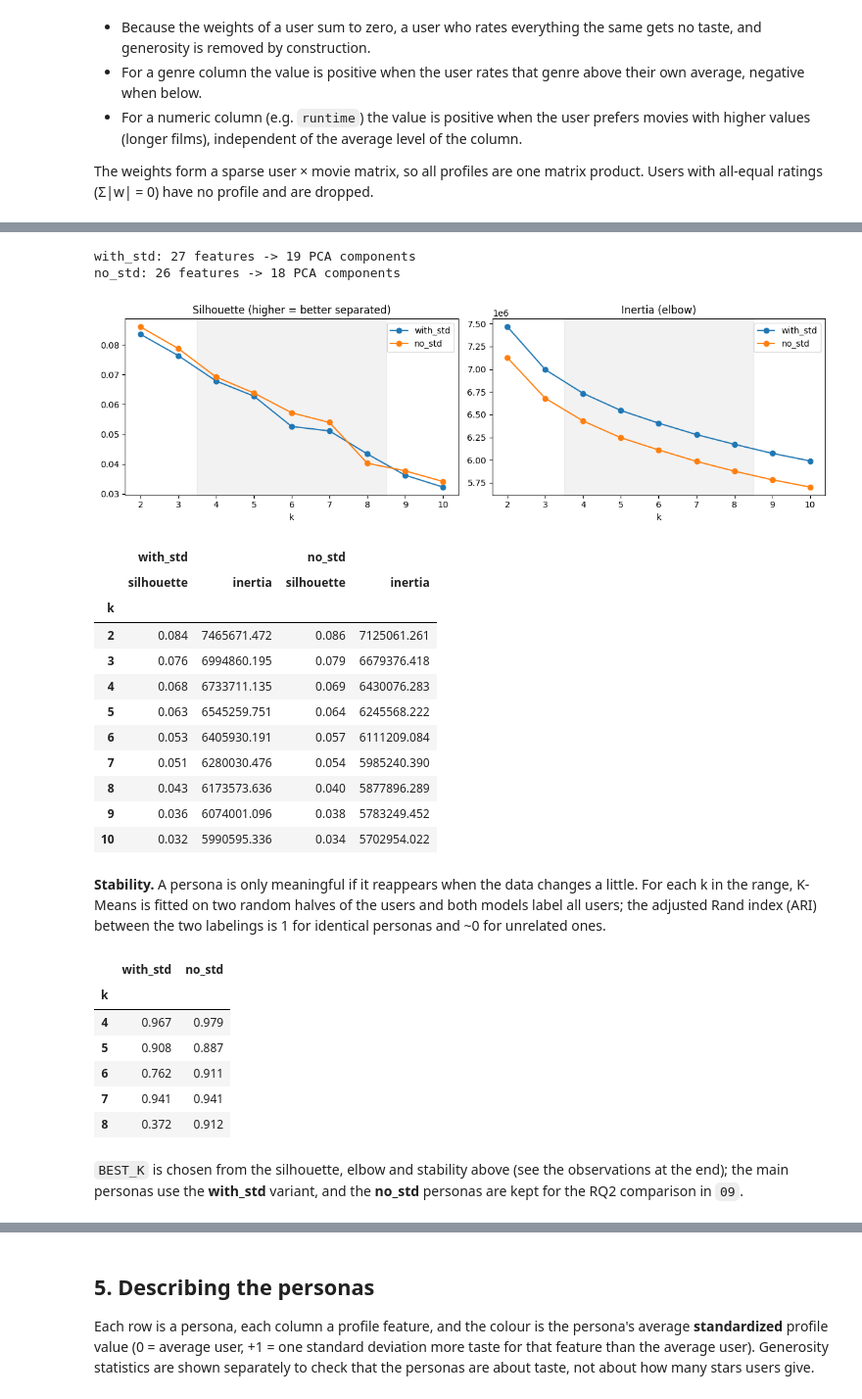
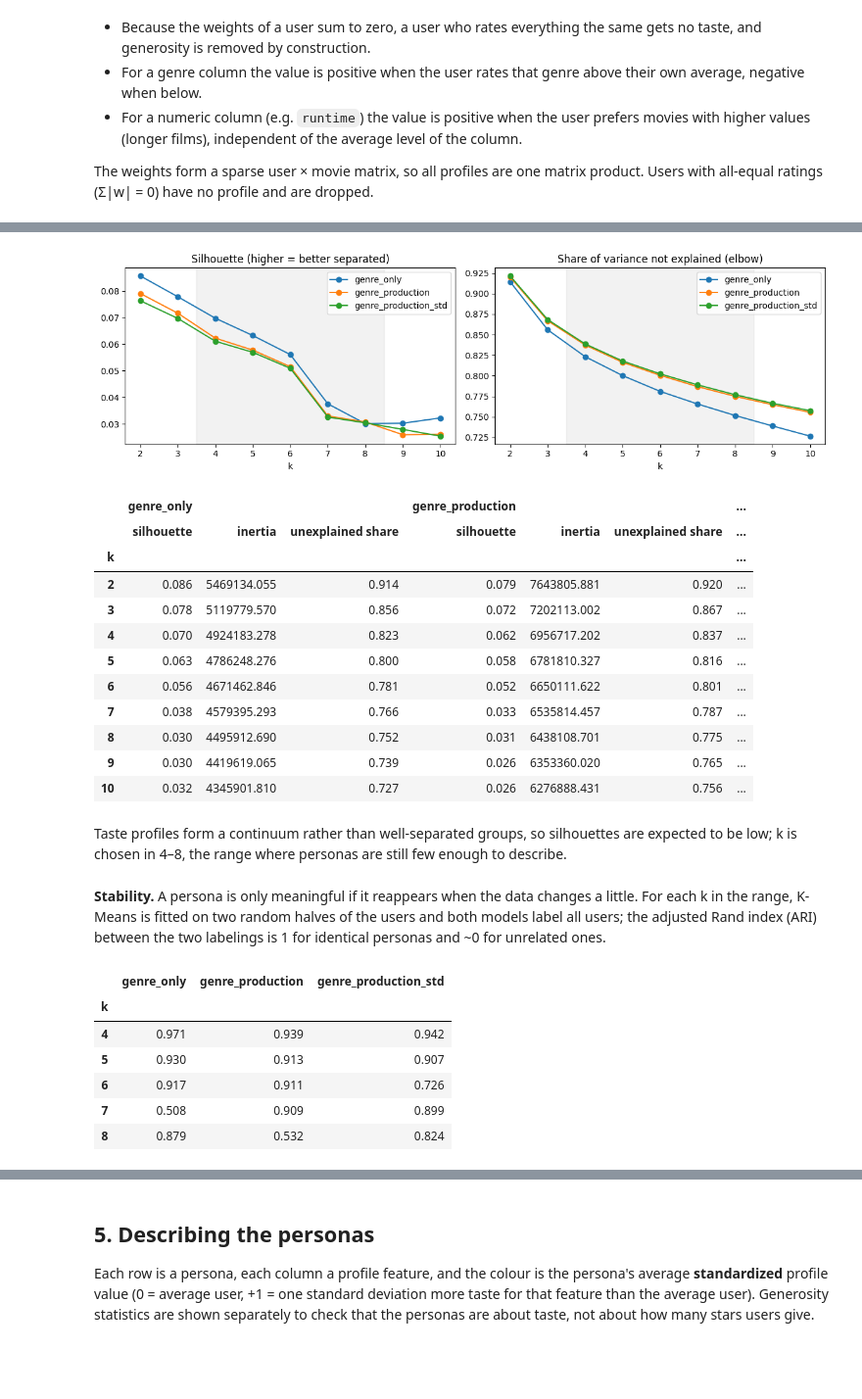
Before and after one commit to ReviBa/applied-DS-project, a Jupyter notebook: notebooks/08_user_clustering.ipynb, the cells around one changed output, grey strips where cells are left out. Shown at 98% size. Saved outputs shown, nothing was run; the diff lists cells and outputs as text; code cells hidden in the pictures; blank space fills up the shorter version.

Commit message:
updated clustering (no PCA, checking the diff netween 3 variants of clustering and new visualization)

```diff
--- a/notebooks/08_user_clustering.ipynb
+++ b/notebooks/08_user_clustering.ipynb
@@ -64,7 +74,6 @@ PRODUCTION_COLS = [
     "log_roi",
     "director_track_record",
     "cast_track_record",
-    "lang_en",
     "non_us",
 ]
 STD_COL = "rating_std"
@@ -72,4 +81,3 @@ PROFILE_COLS = GENRE_COLS + PRODUCTION_COLS + [STD_COL]
 
 movie_feat = train_movies[PROFILE_COLS]
 assert movie_feat.notna().all().all()
-movie_feat.describe().T.round(2)
@@ -162,56 +154,57 @@ Pipeline for each: StandardScaler → PCA keeping 90% of the variance (merges co
 # %%
 VARIANTS = {
-    "with_std": GENRE_COLS + PRODUCTION_COLS + [STD_COL],
-    "no_std": GENRE_COLS + PRODUCTION_COLS,
+    "genre_only": GENRE_COLS,
+    "genre_production": GENRE_COLS + PRODUCTION_COLS,
+    "genre_production_std": GENRE_COLS + PRODUCTION_COLS + [STD_COL],
 }
 K_SWEEP = list(range(2, 11))
 K_RANGE = range(4, 9)
 SIL_SAMPLE = 20_000
 
 rng = np.random.default_rng(RANDOM_STATE)
 sil_idx = rng.choice(len(profiles), size=SIL_SAMPLE, replace=False)
 
 prep, sweep = {}, {}
 for name, cols in VARIANTS.items():
     scaler = StandardScaler().fit(profiles[cols])
-    pca = PCA(n_components=0.90, random_state=RANDOM_STATE).fit(scaler.transform(profiles[cols]))
-    X = pca.transform(scaler.transform(profiles[cols]))
-    prep[name] = {"cols": cols, "scaler": scaler, "pca": pca, "X": X}
+    X = scaler.transform(profiles[cols])
+    prep[name] = {"cols": cols, "scaler": scaler, "X": X}
     rows = []
     for k in K_SWEEP:
         km = KMeans(n_clusters=k, n_init=10, random_state=RANDOM_STATE).fit(X)
         rows.append({"k": k, "silhouette": silhouette_score(X[sil_idx], km.labels_[sil_idx]), "inertia": km.inertia_})
     sweep[name] = pd.DataFrame(rows).set_index("k")
-    print(f"{name}: {len(cols)} features -> {pca.n_components_} PCA components")
+    # inertia at k = 1 = total variance of the standardized features = n_users * n_features
+    sweep[name]["unexplained share"] = sweep[name]["inertia"] / X.size
 
 fig, axes = plt.subplots(1, 2, figsize=(12, 3.8))
 for name, res in sweep.items():
     axes[0].plot(res.index, res["silhouette"], marker="o", label=name)
-    axes[1].plot(res.index, res["inertia"], marker="o", label=name)
-for ax, title in zip(axes, ["Silhouette (higher = better separated)", "Inertia (elbow)"]):
+    axes[1].plot(res.index, res["unexplained share"], marker="o", label=name)
+for ax, title in zip(axes, ["Silhouette (higher = better separated)", "Share of variance not explained (elbow)"]):
     ax.axvspan(min(K_RANGE) - 0.5, max(K_RANGE) + 0.5, color="gray", alpha=0.1)
     ax.set_xlabel("k")
     ax.set_title(title)
     ax.legend()
 fig.tight_layout()
 plt.show()
 pd.concat(sweep, axis=1).round(3)
 # %% [output]
-with_std: 27 features -> 19 PCA components
-no_std: 26 features -> 18 PCA components
-[figure, old version]
+[figure, new version]
-|  | with_std |  | no_std |  |
-|  | silhouette | inertia | silhouette | inertia |
-| k |  |  |  |  |
-| 2 | 0.084 | 7465671.472 | 0.086 | 7125061.261 |
-| 3 | 0.076 | 6994860.195 | 0.079 | 6679376.418 |
-| 4 | 0.068 | 6733711.135 | 0.069 | 6430076.283 |
-| 5 | 0.063 | 6545259.751 | 0.064 | 6245568.222 |
-| 6 | 0.053 | 6405930.191 | 0.057 | 6111209.084 |
-| 7 | 0.051 | 6280030.476 | 0.054 | 5985240.390 |
-| 8 | 0.043 | 6173573.636 | 0.040 | 5877896.289 |
-| 9 | 0.036 | 6074001.096 | 0.038 | 5783249.452 |
-| 10 | 0.032 | 5990595.336 | 0.034 | 5702954.022 |
+|  | genre_only |  |  | genre_production |  |  | ... |
+|  | silhouette | inertia | unexplained share | silhouette | inertia | unexplained share | ... |
+| k |  |  |  |  |  |  | ... |
+| 2 | 0.086 | 5469134.055 | 0.914 | 0.079 | 7643805.881 | 0.920 | ... |
+| 3 | 0.078 | 5119779.570 | 0.856 | 0.072 | 7202113.002 | 0.867 | ... |
+| 4 | 0.070 | 4924183.278 | 0.823 | 0.062 | 6956717.202 | 0.837 | ... |
+| 5 | 0.063 | 4786248.276 | 0.800 | 0.058 | 6781810.327 | 0.816 | ... |
+| 6 | 0.056 | 4671462.846 | 0.781 | 0.052 | 6650111.622 | 0.801 | ... |
+| 7 | 0.038 | 4579395.293 | 0.766 | 0.033 | 6535814.457 | 0.787 | ... |
+| 8 | 0.030 | 4495912.690 | 0.752 | 0.031 | 6438108.701 | 0.775 | ... |
+| 9 | 0.030 | 4419619.065 | 0.739 | 0.026 | 6353360.020 | 0.765 | ... |
+| 10 | 0.032 | 4345901.810 | 0.727 | 0.026 | 6276888.431 | 0.756 | ... |
+# %% [markdown]
+Taste profiles form a continuum rather than well-separated groups, so silhouettes are expected to be low; k is chosen in 4–8, the range where personas are still few enough to describe.
 # %% [markdown]
 **Stability.** A persona is only meaningful if it reappears when the data changes a little. For each k in the range, K-Means is fitted on two random halves of the users and both models label all users; the adjusted Rand index (ARI) between the two labelings is 1 for identical personas and ~0 for unrelated ones.
 # %%
@@ -228,12 +221,10 @@ stab = pd.DataFrame(
 ).rename_axis("k")
 stab.round(3)
 # %% [output]
-|  | with_std | no_std |
-| k |  |  |
-| 4 | 0.967 | 0.979 |
-| 5 | 0.908 | 0.887 |
-| 6 | 0.762 | 0.911 |
-| 7 | 0.941 | 0.941 |
-| 8 | 0.372 | 0.912 |
+|  | genre_only | genre_production | genre_production_std |
+| k |  |  |  |
+| 4 | 0.971 | 0.939 | 0.942 |
+| 5 | 0.930 | 0.913 | 0.907 |
+| 6 | 0.917 | 0.911 | 0.726 |
+| 7 | 0.508 | 0.909 | 0.899 |
+| 8 | 0.879 | 0.532 | 0.824 |
-# %% [markdown]
-`BEST_K` is chosen from the silhouette, elbow and stability above (see the observations at the end); the main personas use the **with_std** variant, and the **no_std** personas are kept for the RQ2 comparison in `09`.
```
Also changed, not shown: parts of 28 cells of this notebook.
